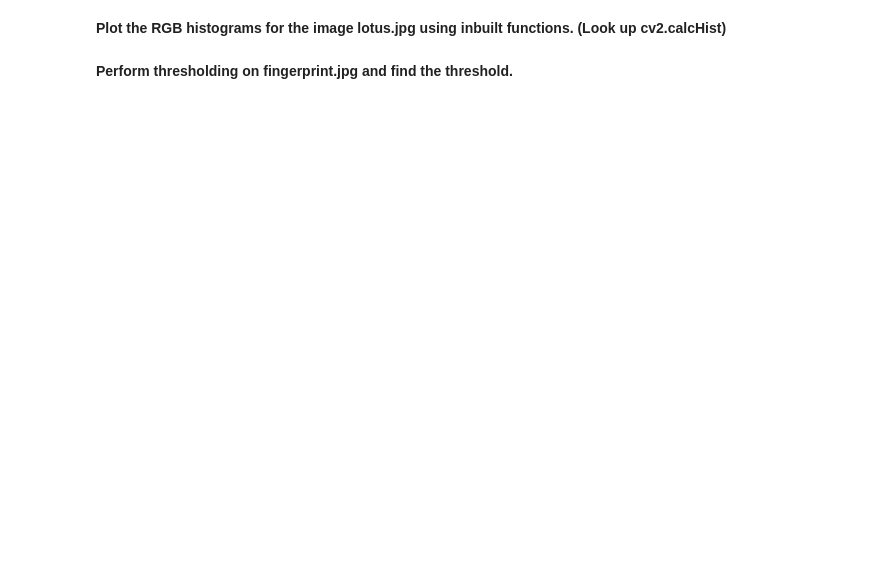
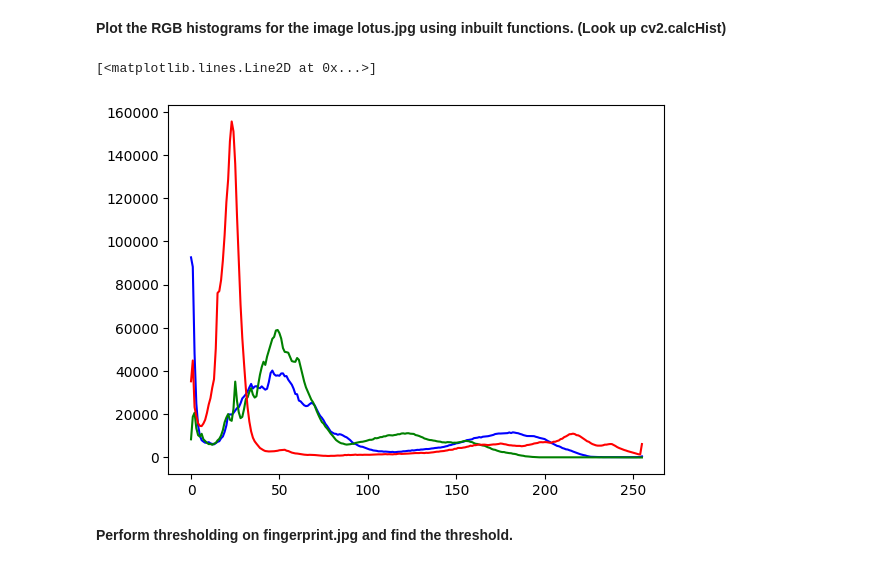
Before and after one commit to sarthak395/CVIT-Summer-Workshop, a Jupyter notebook: day1/session1/Copy_of_CVIT_Workshop_Day_1.ipynb, the cells around one changed output. Saved outputs shown, nothing was run; the diff lists cells and outputs as text; code cells hidden in the pictures; blank space fills up the shorter version.

```diff
--- a/day1/session1/Copy_of_CVIT_Workshop_Day_1.ipynb
+++ b/day1/session1/Copy_of_CVIT_Workshop_Day_1.ipynb
@@ -733,5 +761,18 @@ cv2_imshow(fg)
 # %% [markdown]
 **Plot the RGB histograms for the image lotus.jpg using inbuilt
 functions. (Look up cv2.calcHist)**
+# %%
+img = cv2.imread('/content/Copy of lotus.jpg')
+hist_blue = cv2.calcHist([img],[0],None,[256],[0,256])
+hist_green = cv2.calcHist([img],[1],None,[256],[0,256])
+hist_red = cv2.calcHist([img],[2],None,[256],[0,256])
+
+
+plt.plot(hist_blue , color='blue')
+plt.plot(hist_green , color='green')
+plt.plot(hist_red , color='red')
+# %% [output]
+[<matplotlib.lines.Line2D at 0x...>]
+[figure, added]
 # %% [markdown]
 **Perform thresholding on fingerprint.jpg and find the threshold.**
```
Also changed, not shown: parts of 7 cells of this notebook.
